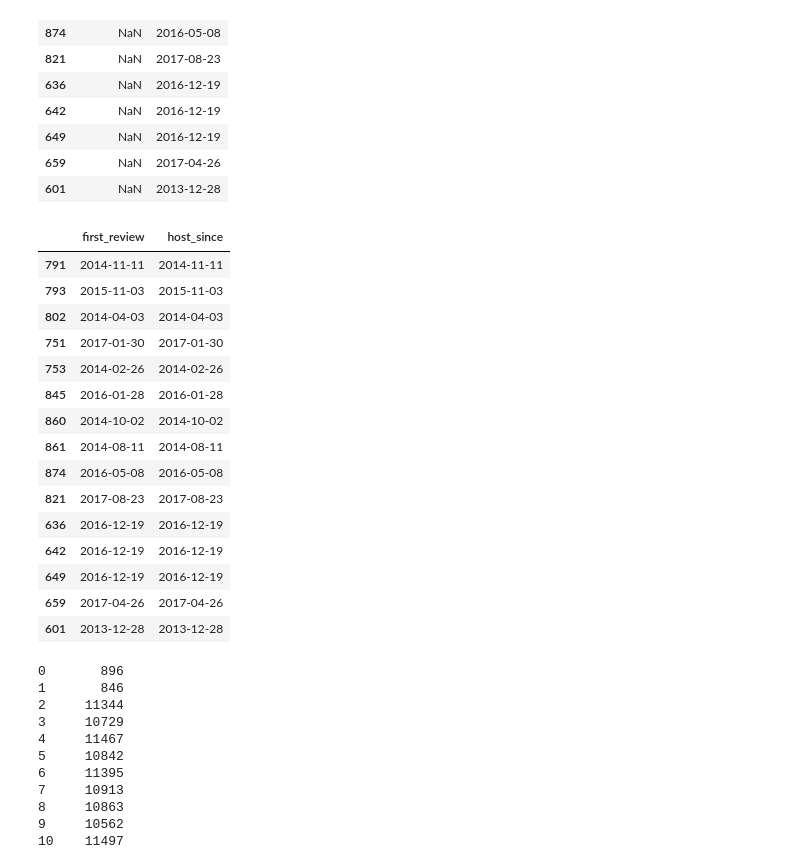
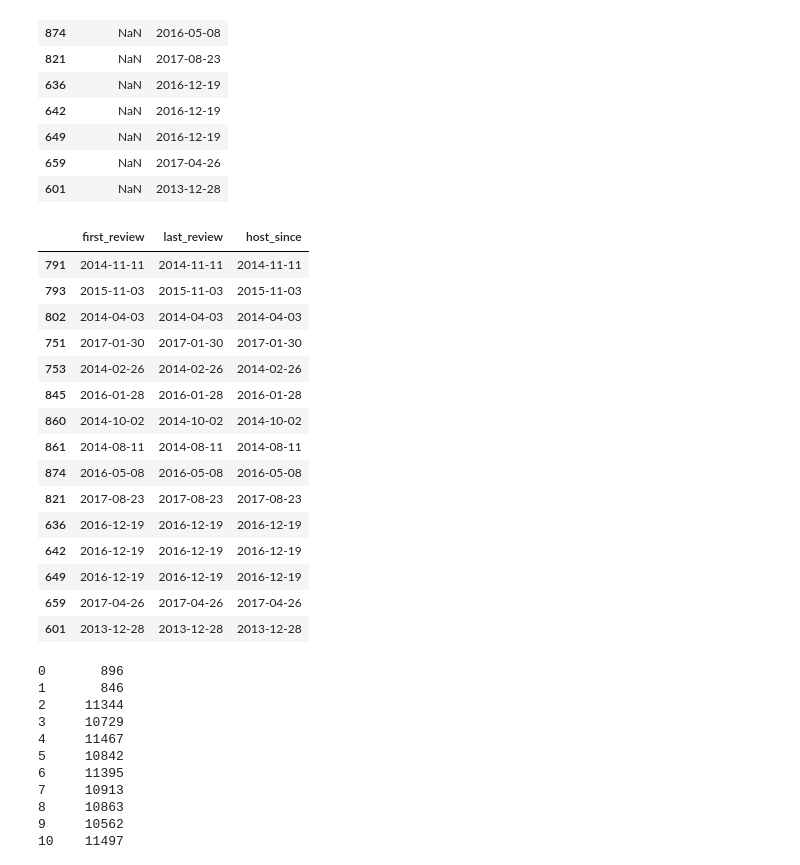
Before and after one commit to ramonpzg/scipy_20jp_dask, a Jupyter notebook: notebooks/01_clean_reshape.ipynb, the cells around one changed output. Saved outputs shown, nothing was run; the diff lists cells and outputs as text; code cells hidden in the pictures.

```diff
--- a/notebooks/01_clean_reshape.ipynb
+++ b/notebooks/01_clean_reshape.ipynb
@@ -672,4 +657,5 @@ dtype: float64
 # %% [markdown]
 Talk about persisting ...
 # %%
-ddf7 = ddf6.persist()
+with ProgressBar():
+    ddf7 = ddf6.persist()
@@ -977,3 +955,2 @@ parts_lenght.std()
 # %%
-ddf10p2 = ddf9.map_overlap(get_rid_of_duplicates, before=2000, after=2000, last_scraped_col='last_scraped', id_col='id')
-ddf10p2.tail()
+ddf10 = ddf9.map_overlap(get_rid_of_duplicates, before=2000, after=2000, last_scraped_col='last_scraped', id_col='id')
@@ -1062,7 +1017,7 @@ image_show(im[912])
 # %%
 %%time
 
-missing_values = ddf10p2.isna().sum()
-whats_left_pct = ((missing_values / ddf10p2.index.size) * 100).compute()
+missing_values = ddf10.isna().sum()
+whats_left_pct = ((missing_values / ddf10.index.size) * 100).compute()
 whats_left_pct
 # %% [output]
@@ -1134,10 +1089,9 @@ sec_dep_des
 | South Africa | 0.0 | 250000.0 | 2647.981588 | 173800 |
 | Japan | 0.0 | 560000.0 | 12756.526755 | 163985 |
 # %%
-deposit_mask = ddf10p2['security_deposit'].notnull()
+deposit_mask = ddf10['security_deposit'].notnull()
 
-security_deposit = ddf10p2['security_deposit'].where(deposit_mask, 0)
+security_deposit = ddf10['security_deposit'].where(deposit_mask, 0)
 
-ddf11 = ddf10p2.drop(['security_deposit'], axis=1)
+ddf11 = ddf10.drop(['security_deposit'], axis=1)
 ddf12 = ddf11.assign(security_deposit=security_deposit)
-ddf12.head()
@@ -1292,22 +1252,22 @@ last_review = ddf14['last_review'].where(last_review_condition, ddf14['host_sinc
 ddf15 = (ddf14.drop(['first_review', 'last_review'], axis=1)
               .assign(first_review=first_review, last_review=last_review))
 # %%
-ddf15.loc[ddf14['first_review'].isnull(), ['first_review', 'host_since']].head(15)
+ddf15.loc[ddf14['first_review'].isnull(), ['first_review', 'last_review', 'host_since']].head(15)
 # %% [output]
-|  | first_review | host_since |
-| 791 | 2014-11-11 | 2014-11-11 |
-| 793 | 2015-11-03 | 2015-11-03 |
-| 802 | 2014-04-03 | 2014-04-03 |
-| 751 | 2017-01-30 | 2017-01-30 |
-| 753 | 2014-02-26 | 2014-02-26 |
-| 845 | 2016-01-28 | 2016-01-28 |
-| 860 | 2014-10-02 | 2014-10-02 |
-| 861 | 2014-08-11 | 2014-08-11 |
-| 874 | 2016-05-08 | 2016-05-08 |
-| 821 | 2017-08-23 | 2017-08-23 |
-| 636 | 2016-12-19 | 2016-12-19 |
-| 642 | 2016-12-19 | 2016-12-19 |
-| 649 | 2016-12-19 | 2016-12-19 |
-| 659 | 2017-04-26 | 2017-04-26 |
-| 601 | 2013-12-28 | 2013-12-28 |
+|  | first_review | last_review | host_since |
+| 791 | 2014-11-11 | 2014-11-11 | 2014-11-11 |
+| 793 | 2015-11-03 | 2015-11-03 | 2015-11-03 |
+| 802 | 2014-04-03 | 2014-04-03 | 2014-04-03 |
+| 751 | 2017-01-30 | 2017-01-30 | 2017-01-30 |
+| 753 | 2014-02-26 | 2014-02-26 | 2014-02-26 |
+| 845 | 2016-01-28 | 2016-01-28 | 2016-01-28 |
+| 860 | 2014-10-02 | 2014-10-02 | 2014-10-02 |
+| 861 | 2014-08-11 | 2014-08-11 | 2014-08-11 |
+| 874 | 2016-05-08 | 2016-05-08 | 2016-05-08 |
+| 821 | 2017-08-23 | 2017-08-23 | 2017-08-23 |
+| 636 | 2016-12-19 | 2016-12-19 | 2016-12-19 |
+| 642 | 2016-12-19 | 2016-12-19 | 2016-12-19 |
+| 649 | 2016-12-19 | 2016-12-19 | 2016-12-19 |
+| 659 | 2017-04-26 | 2017-04-26 | 2017-04-26 |
+| 601 | 2013-12-28 | 2013-12-28 | 2013-12-28 |
 # %%
```
Also changed, not shown: parts of 89 cells of this notebook, 1 other file.
